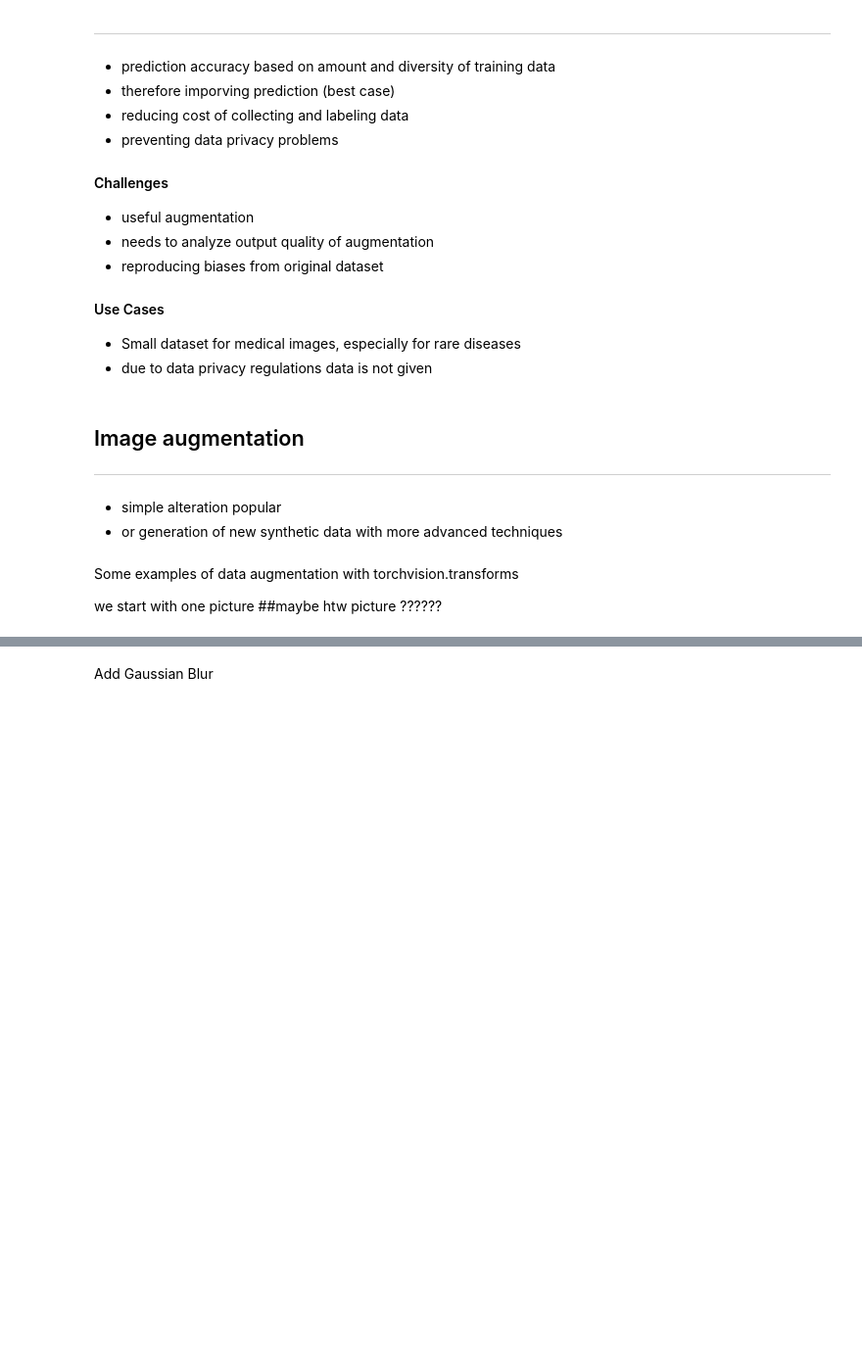
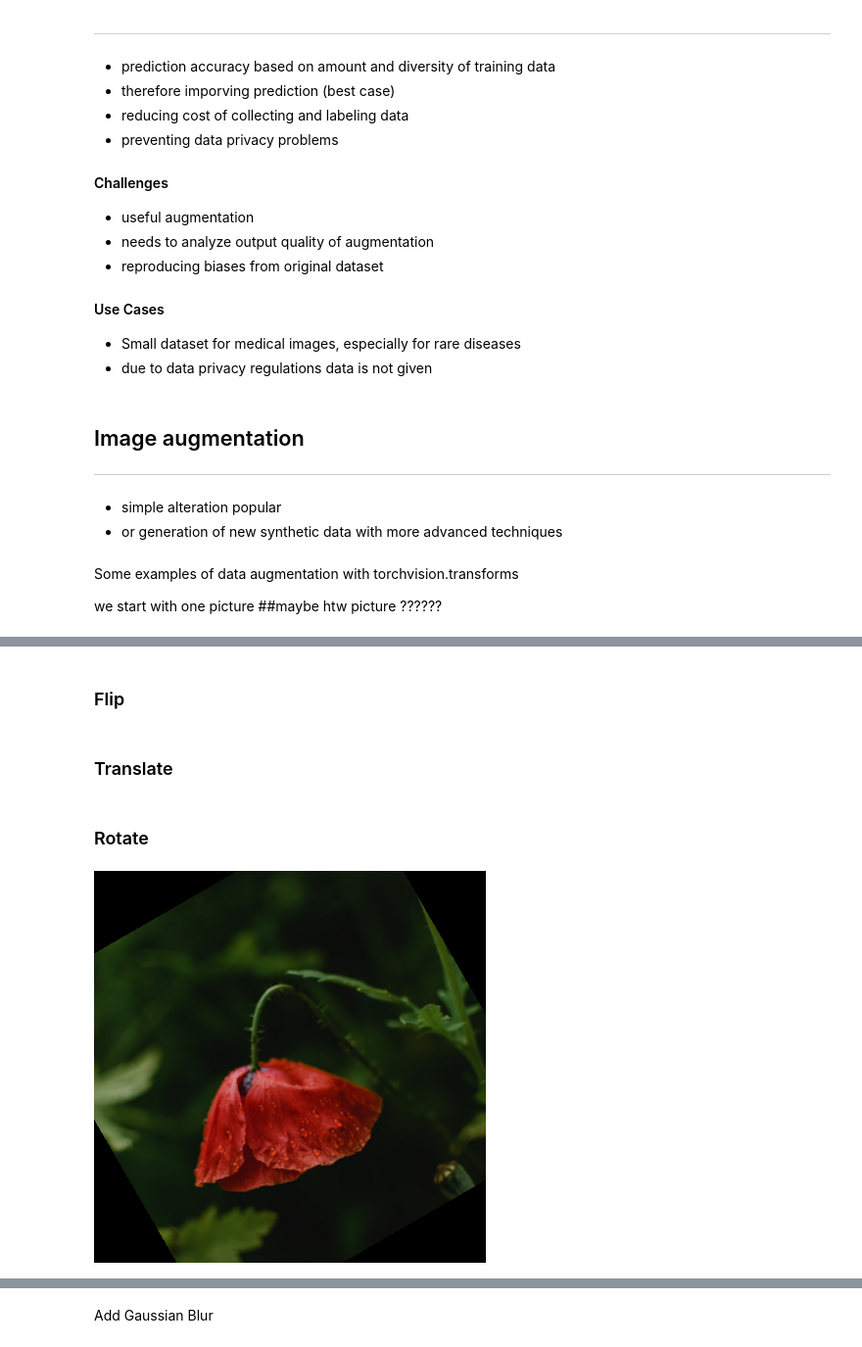
Before and after one commit to OliverThomaschewski/data_augmentation, a Jupyter notebook: data.ipynb, the cells around one changed output, grey strips where cells are left out. Shown at 98% size. Drawn from its saved outputs; the diff is of its cells as text; code cells hidden in the pictures; blank space fills up the shorter version.

```diff
--- a/data.ipynb
+++ b/data.ipynb
@@ -68,0 +65,5 @@ gray_img.save("images\img_gray.jpg")
+# %%
+# Load Image
+
+orig_img = Image.open(Path("images/flower.png"))
+img_width, img_height = orig_img.size
@@ -68,0 +76,2 @@ gray_img.save("images\img_gray.jpg")
+# %% [markdown]
+### Flip
@@ -68,0 +83,2 @@ gray_img.save("images\img_gray.jpg")
+# %% [markdown]
+### Translate
@@ -68,0 +88,7 @@ gray_img.save("images\img_gray.jpg")
+# %% [markdown]
+### Rotate
+# %%
+rotate_img = T.functional.rotate(orig_img, angle = 30.0, interpolation= T.InterpolationMode.BICUBIC)
+rotate_img
+# %% [output]
+[figure, added]
```
Also changed, not shown: parts of 26 cells of this notebook, 3 other files.
